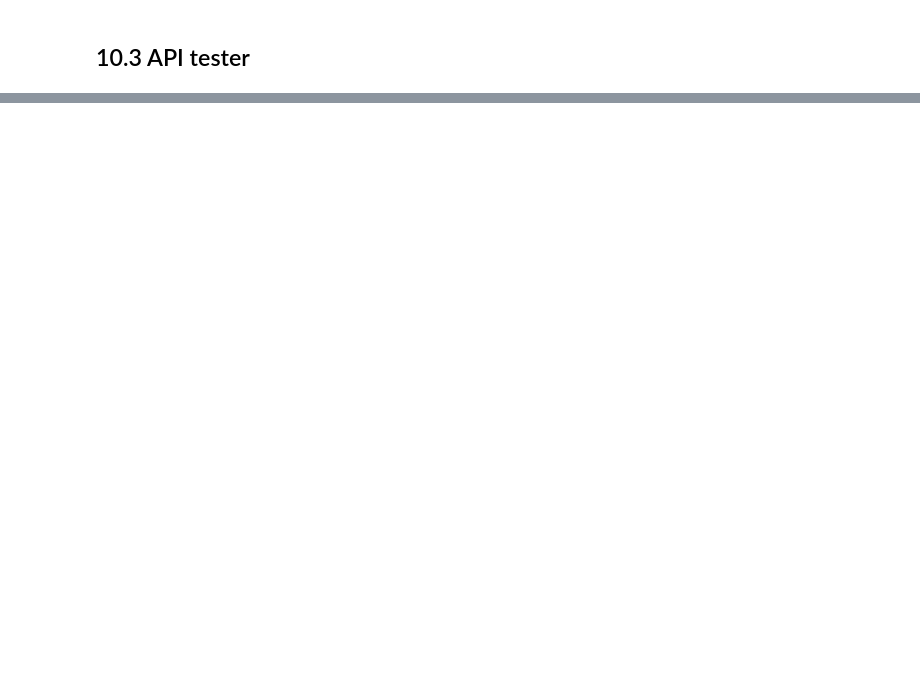
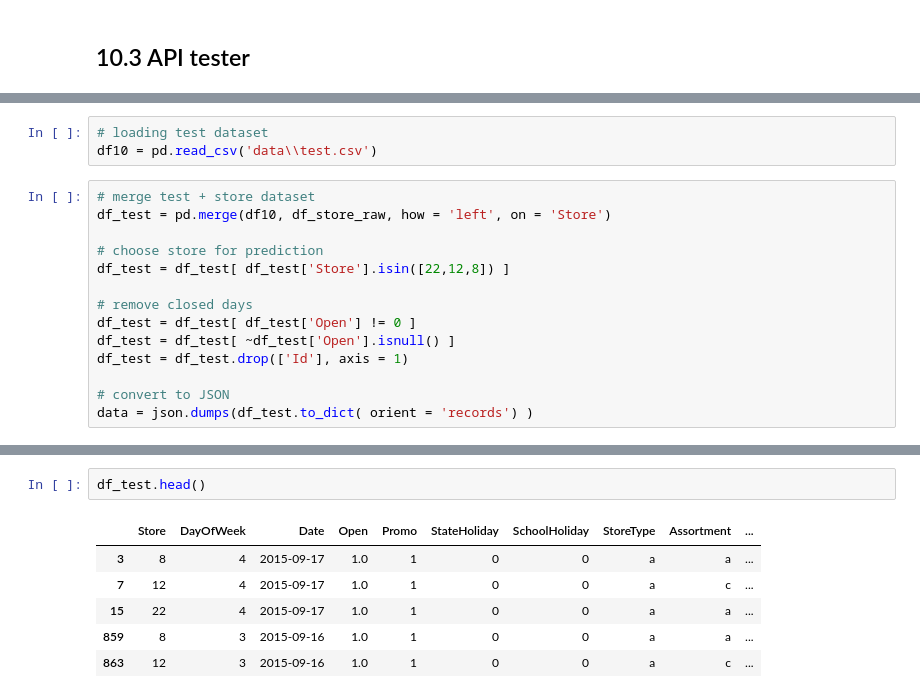
Before and after one commit to PedroPauloMR/ds_em_producao, a Jupyter notebook: main.ipynb, the cells around one changed output, grey strips where cells are left out. Drawn from its saved outputs; the diff is of its cells as text; blank space fills up the shorter version.

```diff
--- a/main.ipynb
+++ b/main.ipynb
@@ -1586,0 +1656,17 @@ class Rossmann( object ):
+# %%
+# loading test dataset
+df10 = pd.read_csv('data\\test.csv')
+# %%
+# merge test + store dataset
+df_test = pd.merge(df10, df_store_raw, how = 'left', on = 'Store')
+
+# choose store for prediction
+df_test = df_test[ df_test['Store'].isin([22,12,8]) ]
+
+# remove closed days
+df_test = df_test[ df_test['Open'] != 0 ]
+df_test = df_test[ ~df_test['Open'].isnull() ]
+df_test = df_test.drop(['Id'], axis = 1)
+
+# convert to JSON
+data = json.dumps(df_test.to_dict( orient = 'records') )
@@ -1586,0 +1683,9 @@ class Rossmann( object ):
+# %%
+df_test.head()
+# %% [output]
+|  | Store | DayOfWeek | Date | Open | Promo | StateHoliday | SchoolHoliday | StoreType | Assortment | ... |
+| 3 | 8 | 4 | 2015-09-17 | 1.0 | 1 | 0 | 0 | a | a | ... |
+| 7 | 12 | 4 | 2015-09-17 | 1.0 | 1 | 0 | 0 | a | c | ... |
+| 15 | 22 | 4 | 2015-09-17 | 1.0 | 1 | 0 | 0 | a | a | ... |
+| 859 | 8 | 3 | 2015-09-16 | 1.0 | 1 | 0 | 0 | a | a | ... |
+| 863 | 12 | 3 | 2015-09-16 | 1.0 | 1 | 0 | 0 | a | c | ... |
```
Also changed, not shown: parts of 16 cells of this notebook, 11 other files.
